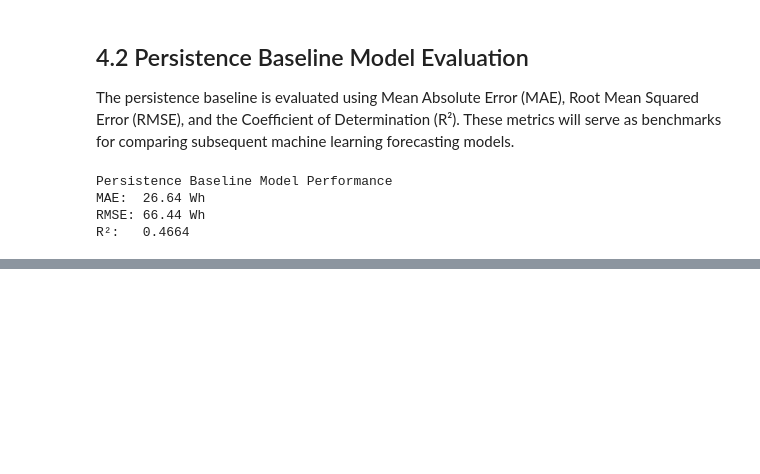
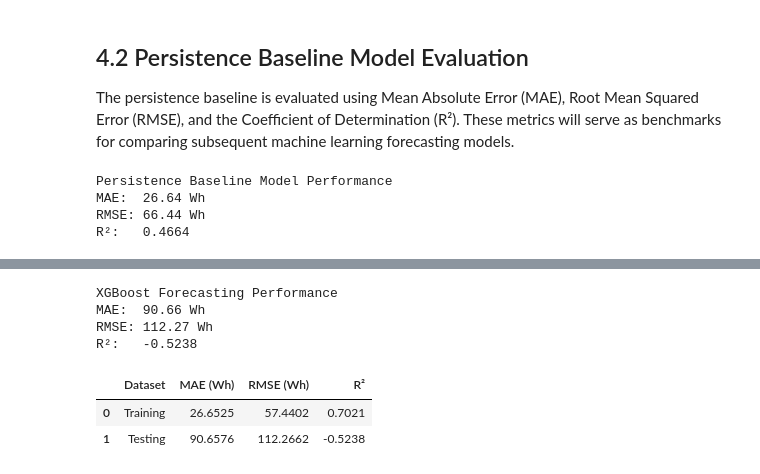
Before and after one commit to damisar/Smart_Home_Energy_Consumption_Prediction, a Jupyter notebook: notebook/Smart_Home_Energy_Consumption_Prediction.ipynb, the cells around one changed output, grey strips where cells are left out. Cells and saved outputs as stored; diff of their text form; code cells hidden in the pictures; blank space fills up the shorter version.

```diff
--- a/notebook/Smart_Home_Energy_Consumption_Prediction.ipynb
+++ b/notebook/Smart_Home_Energy_Consumption_Prediction.ipynb
@@ -1177,0 +1419,54 @@ R²:   0.4664
+# %%
+# Section 4.6.3: Evaluate XGBoost Forecasting Performance
+
+# Calculate evaluation metrics
+xgb_mae = mean_absolute_error(y_test_forecast, y_pred_xgb)
+
+xgb_rmse = np.sqrt(
+    mean_squared_error(y_test_forecast, y_pred_xgb)
+)
+
+xgb_r2 = r2_score(y_test_forecast, y_pred_xgb)
+
+# Display results
+print("XGBoost Forecasting Performance")
+print(f"MAE:  {xgb_mae:.2f} Wh")
+print(f"RMSE: {xgb_rmse:.2f} Wh")
+print(f"R²:   {xgb_r2:.4f}")
+# %% [output]
+XGBoost Forecasting Performance
+MAE:  90.66 Wh
+RMSE: 112.27 Wh
+R²:   -0.5238
+# %%
+# Section 4.6.4: Check XGBoost for Overfitting
+
+# Generate predictions on the training dataset
+y_pred_xgb_train = xgb_model.predict(X_train_forecast)
+
+# Calculate training performance
+xgb_train_mae = mean_absolute_error(
+    y_train_forecast, y_pred_xgb_train
+)
+
+xgb_train_rmse = np.sqrt(
+    mean_squared_error(y_train_forecast, y_pred_xgb_train)
+)
+
+xgb_train_r2 = r2_score(
+    y_train_forecast, y_pred_xgb_train
+)
+
+# Compare training and testing performance
+xgb_overfitting_check = pd.DataFrame({
+    "Dataset": ["Training", "Testing"],
+    "MAE (Wh)": [xgb_train_mae, xgb_mae],
+    "RMSE (Wh)": [xgb_train_rmse, xgb_rmse],
+    "R²": [xgb_train_r2, xgb_r2]
+})
+
+display(xgb_overfitting_check.round(4))
+# %% [output]
+|  | Dataset | MAE (Wh) | RMSE (Wh) | R² |
+| 0 | Training | 26.6525 | 57.4402 | 0.7021 |
+| 1 | Testing | 90.6576 | 112.2662 | -0.5238 |
```
Also changed, not shown: parts of 13 cells of this notebook.
